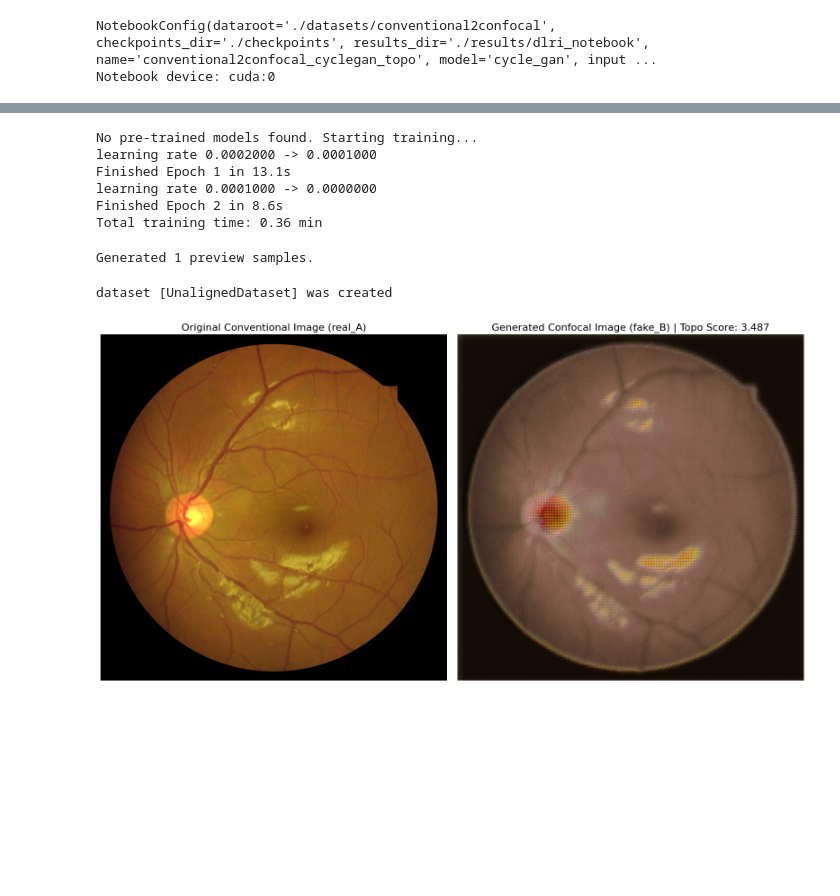
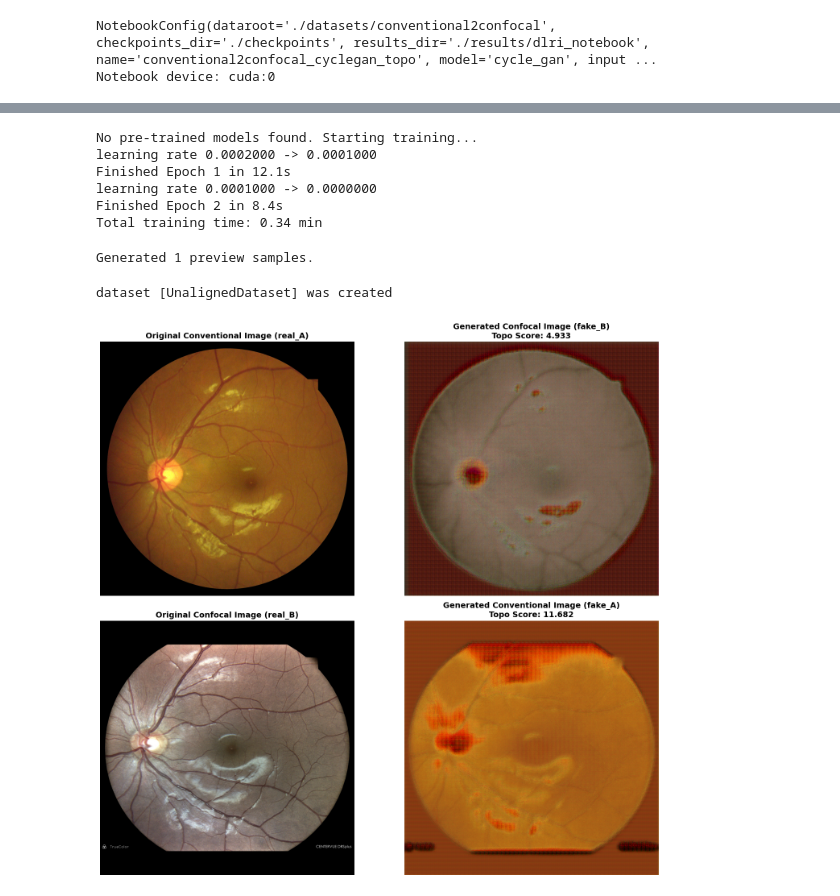
Before and after one commit to premsuggu/pytorch-CycleGAN-and-pix2pix, a Jupyter notebook: dlri.ipynb, the cells around one changed output, grey strips where cells are left out. Cells and saved outputs as stored; diff of their text form; code cells hidden in the pictures; blank space fills up the shorter version.

Commit message:
improve visualization

```diff
--- a/dlri.ipynb
+++ b/dlri.ipynb
@@ -70,7 +70,7 @@ class NotebookConfig:
     """Parameters aligned with PROJECT_REPORT.md and train.md."""
     dataroot: str = "./datasets/conventional2confocal"
     checkpoints_dir: str = "./checkpoints"
-    results_dir: str = "./results/dlri_notebook"
+    results_dir: str = "./results/topo_cyclegan"
     name: str = "conventional2confocal_cyclegan_topo"
 
     model: str = "cycle_gan"
@@ -479,10 +479,10 @@ else:
 # %% [output]
 No pre-trained models found. Starting training...
 learning rate 0.0002000 -> 0.0001000
-Finished Epoch 1 in 13.1s
+Finished Epoch 1 in 12.1s
 learning rate 0.0001000 -> 0.0000000
-Finished Epoch 2 in 8.6s
-Total training time: 0.36 min
+Finished Epoch 2 in 8.4s
+Total training time: 0.34 min
 # %%
 # Inference and Evaluation
 def run_evaluation(model, dataset, cfg: NotebookConfig, max_items=None):
@@ -516,7 +516,7 @@ if test_dataset:
 # %% [output]
 Generated 1 preview samples.
 # %%
-# Visual Results (Full Image)
+# Visual Results (Full Image) - Both A→B and B→A Translations
 import copy
 from data import create_dataset
 
@@ -534,40 +534,55 @@ full_dataset = create_dataset(full_opt)
 
 if full_dataset:
     model.eval()
     with torch.no_grad():
         for i, batch in enumerate(full_dataset):
             if i >= full_cfg.preview_samples:
                 break
 
             # Run inference on the full image
             model.set_input(batch)
             model.test()
 
-            # Extract images
+            # Extract all images
             real_A = util.tensor2im(model.real_A)
             fake_B = util.tensor2im(model.fake_B)
+            real_B = util.tensor2im(model.real_B)
+            fake_A = util.tensor2im(model.fake_A)
 
-            # Get Topo Score
-            topo_score = model.criterionTopo.topology_value(model.fake_B, model.real_A).item() if hasattr(model, 'criterionTopo') else 0
+            # Get Topo Scores for both directions
+            topo_score_A_to_B = model.criterionTopo.topology_value(model.fake_B, model.real_A).item() if hasattr(model, 'criterionTopo') else 0
+            topo_score_B_to_A = model.criterionTopo.topology_value(model.fake_A, model.real_B).item() if hasattr(model, 'criterionTopo') else 0
 
-            # 3. Visualize side-by-side as large images
-            plt.figure(figsize=(16, 8))
+            # 3. Visualize both A→B and B→A translations in a 2x2 grid
+            plt.figure(figsize=(16, 14))
 
-            plt.subplot(1, 2, 1)
+            # A to B Translation
+            plt.subplot(2, 2, 1)
             plt.imshow(real_A)
-            plt.title("Original Conventional Image (real_A)", fontsize=16)
+            plt.title("Original Conventional Image (real_A)", fontsize=14, fontweight="bold")
             plt.axis("off")
 
-            plt.subplot(1, 2, 2)
+            plt.subplot(2, 2, 2)
             plt.imshow(fake_B)
-            plt.title(f"Generated Confocal Image (fake_B) | Topo Score: {topo_score:.3f}", fontsize=16)
+            plt.title(f"Generated Confocal Image (fake_B)\nTopo Score: {topo_score_A_to_B:.3f}", fontsize=14, fontweight="bold")
+            plt.axis("off")
+
+            # B to A Translation
+            plt.subplot(2, 2, 3)
+            plt.imshow(real_B)
+            plt.title("Original Confocal Image (real_B)", fontsize=14, fontweight="bold")
+            plt.axis("off")
+
+            plt.subplot(2, 2, 4)
+            plt.imshow(fake_A)
+            plt.title(f"Generated Conventional Image (fake_A)\nTopo Score: {topo_score_B_to_A:.3f}", fontsize=14, fontweight="bold")
             plt.axis("off")
 
             plt.tight_layout()
             plt.show()
     model.train()
 else:
     print("Testing dataset could not be loaded.")
 # %% [output]
 dataset [UnalignedDataset] was created
-[figure, old version]
+[figure, new version]
```
Also changed, not shown: parts of 1 cell of this notebook.
